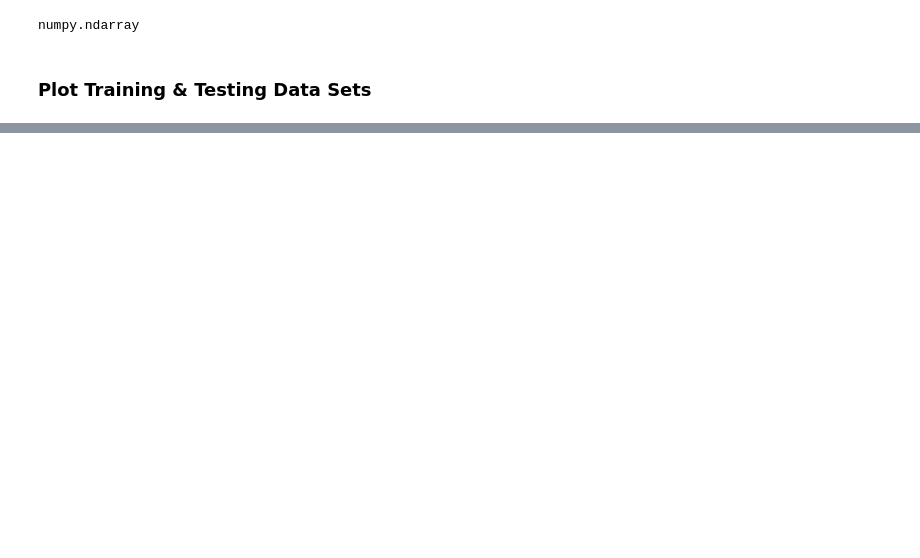
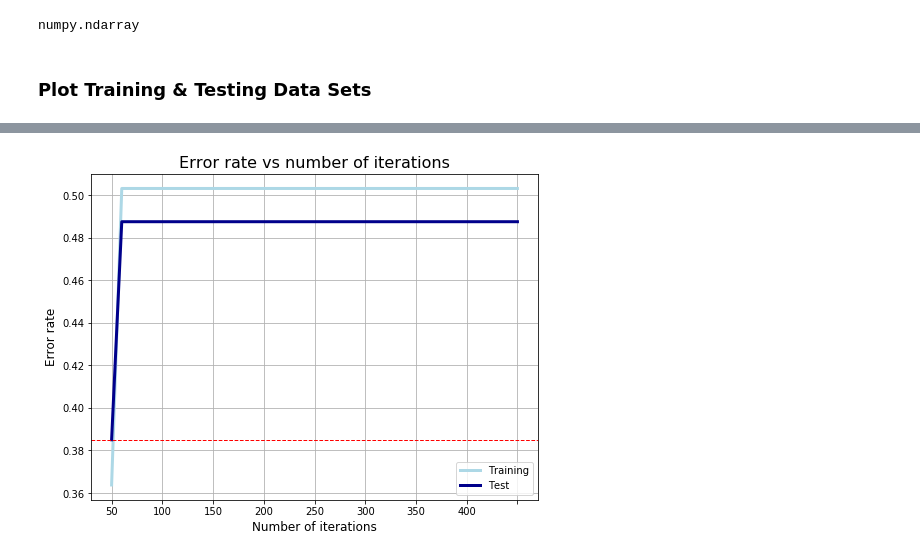
Before and after one commit to blancamiller/ML_notebook, a Jupyter notebook: HW8_AdaBoost/miller_blanca_hw8_v2.ipynb, the cells around one changed output, grey strips where cells are left out. Cells and saved outputs as stored; diff of their text form; code cells hidden in the pictures; blank space fills up the shorter version.

```diff
--- a/HW8_AdaBoost/miller_blanca_hw8_v2.ipynb
+++ b/HW8_AdaBoost/miller_blanca_hw8_v2.ipynb
@@ -119,0 +176,3 @@ plt.show()
+# %%
+df['Y'] = y
+df.head()
@@ -119,0 +186,5 @@ plt.show()
+# %%
+# Split into training and test set
+train, test = train_test_split(df, test_size = 0.2)
+X_train, Y_train = train.ix[:,:-1], train.ix[:,-1]
+X_test, Y_test = test.ix[:,:-1], test.ix[:,-1]
@@ -119,0 +215,5 @@ plt.show()
+# %%
+# Fit a simple decision tree first
+clf_tree = DecisionTreeClassifier(max_depth = 1, random_state = 1)
+er_tree = generic_clf(Y_train, X_train, Y_test, X_test, clf_tree)
+er_tree
@@ -119,0 +222,8 @@ plt.show()
+# %%
+# Fit Adaboost classifier using a decision tree as base estimator with different number of iterations
+er_train, er_test = [er_tree[0]], [er_tree[1]]
+x_range = range(10, 410, 10)
+for i in x_range:
+    er_i = adaboost_clf(Y_train, X_train, Y_test, X_test, i, clf_tree)
+    er_train.append(er_i[0])
+    er_test.append(er_i[1])
@@ -119,0 +248,5 @@ plt.show()
+# %%
+# Compare error rate vs number of iterations
+plot_error_rate(er_train, er_test)
+# %% [output]
+[figure, added]
```
Also changed, not shown: parts of 21 cells of this notebook, 6 other files.
